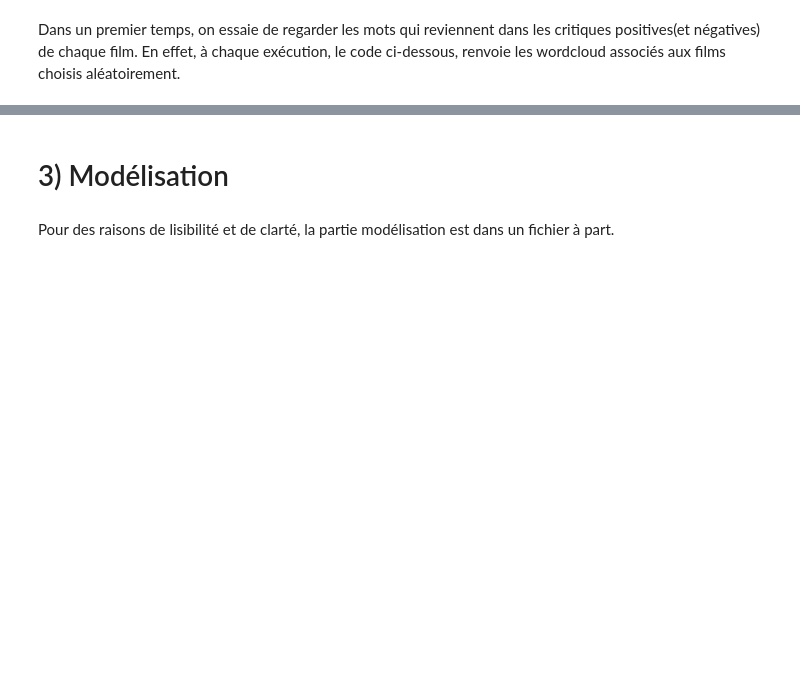
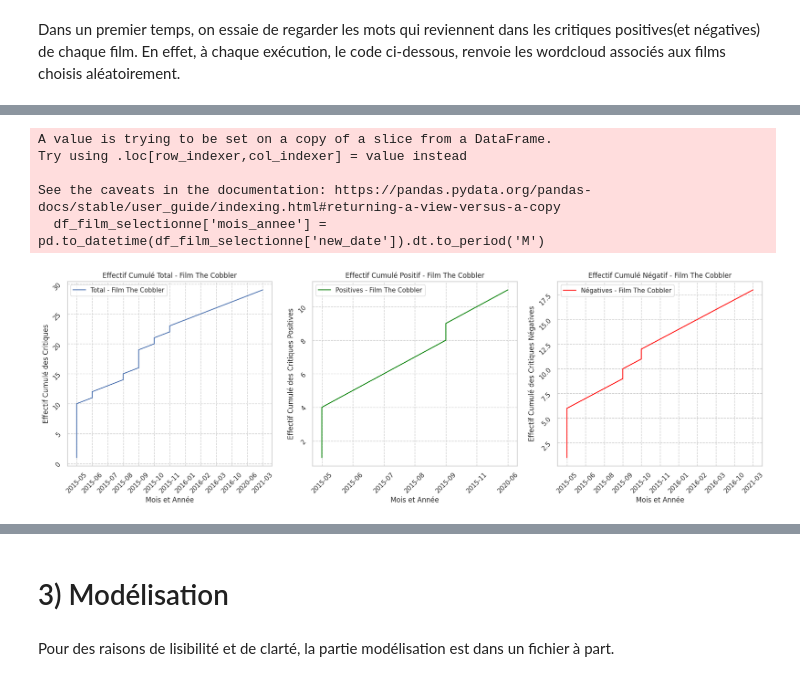
Before and after one commit to mass2330/python_ds_film, a Jupyter notebook: notebook_final.ipynb, the cells around one changed output, grey strips where cells are left out. Drawn from its saved outputs; the diff is of its cells as text; code cells hidden in the pictures; blank space fills up the shorter version.

```diff
--- a/notebook_final.ipynb
+++ b/notebook_final.ipynb
@@ -1644,6 +1644,9 @@ Cette étape est importante car elle nous permet d'avoir une première vision de
 df_modified=pd.read_csv("df_modified.csv")
 df_critiques_modif=pd.read_csv("df_critiques_modif.csv")
 df_modified.rename(columns={'id allocine': 'id_allocine'}, inplace=True)
+# %%
+df_critiques_modif['new_date'] = pd.to_datetime(df_critiques_modif['new_date'])
+df_modified['release_date'] = pd.to_datetime(df_modified['release_date'])
 # %% [markdown]
 ## a) Quelques éléments de base
 # %%
@@ -1963,2 +1963,0 @@ import pandas as pd
-# %%
-df_modified=pd.read_csv("df_modified.csv")
@@ -2017,0 +2015,71 @@ plt.show()
+# %%
+# Sélection aléatoire d'un film
+id_aleatoire = None
+while id_aleatoire is None or len(df_critiques_modif[(df_critiques_modif['id_allocine'] == id_aleatoire)]) == 0:
+    id_aleatoire = random.choice(df_critiques_modif['id_allocine'].unique())
+
+# Filtrer les critiques pour l'identifiant sélectionné
+titre_original = df_modified[df_modified['id_allocine'] == id_aleatoire]['Titre original'].values[0]
+df_film_selectionne = df_critiques_modif[df_critiques_modif['id_allocine'] == id_aleatoire]
+
+# Créer une nouvelle colonne 'mois_annee' pour l'échelle de temps en mois
+df_film_selectionne['mois_annee'] = pd.to_datetime(df_film_selectionne['new_date']).dt.to_period('M')
+
+# Trier le DataFrame par date
+df_film_selectionne = df_film_selectionne.sort_values(by='new_date')
+
+# Créer une nouvelle colonne 'effectif_cumulé' pour les effectifs cumulés
+df_film_selectionne['effectif_cumulé'] = df_film_selectionne.groupby('id_allocine').cumcount() + 1
+
+# Filtrer les critiques positives et négatives
+df_positives = df_film_selectionne[df_film_selectionne['Polarité_réelle'] == 1]
+df_negatives = df_film_selectionne[df_film_selectionne['Polarité_réelle'] == 0]
+
+# Trier les DataFrames par date
+df_positives = df_positives.sort_values(by='new_date')
+df_negatives = df_negatives.sort_values(by='new_date')
+
+# Créer une nouvelle colonne 'effectif_cumulé' pour les effectifs cumulés
+df_positives['effectif_cumulé'] = df_positives.groupby('id_allocine').cumcount() + 1
+df_negatives['effectif_cumulé'] = df_negatives.groupby('id_allocine').cumcount() + 1
+df_film_selectionne['effectif_cumulé'] = df_film_selectionne.groupby('id_allocine').cumcount() + 1
+
+# Créer une figure avec trois sous-graphiques
+fig, axes = plt.subplots(1, 3, figsize=(18, 6))
+
+# Tracer la courbe des effectifs cumulés totaux
+axes[0].plot(df_film_selectionne['mois_annee'].astype(str), df_film_selectionne['effectif_cumulé'], label=f'Total - Film {titre_original}')
+axes[0].set_title(f'Effectif Cumulé Total - Film {titre_original}')
+axes[0].set_xlabel('Mois et Année')
+axes[0].set_ylabel('Effectif Cumulé des Critiques')
+axes[0].legend()
+axes[0].tick_params(rotation=45)
+
+# Tracer la courbe des effectifs cumulés positifs
+axes[1].plot(df_positives['mois_annee'].astype(str), df_positives['effectif_cumulé'], label=f'Positives - Film {titre_original}', color='green')
+axes[1].set_title(f'Effectif Cumulé Positif - Film {titre_original}')
+axes[1].set_xlabel('Mois et Année')
+axes[1].set_ylabel('Effectif Cumulé des Critiques Positives')
+axes[1].legend()
+axes[1].tick_params(rotation=45)
+
+# Tracer la courbe des effectifs cumulés négatifs
+axes[2].plot(df_negatives['mois_annee'].astype(str), df_negatives['effectif_cumulé'], label=f'Négatives - Film {titre_original}', color='red')
+axes[2].set_title(f'Effectif Cumulé Négatif - Film {titre_original}')
+axes[2].set_xlabel('Mois et Année')
+axes[2].set_ylabel('Effectif Cumulé des Critiques Négatives')
+axes[2].legend()
+axes[2].tick_params(rotation=45)
+
+# Ajuster l'espacement entre les sous-graphiques
+plt.tight_layout()
+
+# Afficher la figure
+plt.show()
+# %% [output]
+A value is trying to be set on a copy of a slice from a DataFrame.
+Try using .loc[row_indexer,col_indexer] = value instead
+
+See the caveats in the documentation: https://pandas.pydata.org/pandas-docs/stable/user_guide/indexing.html#returning-a-view-versus-a-copy
+  df_film_selectionne['mois_annee'] = pd.to_datetime(df_film_selectionne['new_date']).dt.to_period('M')
+[figure, added]
```
Also changed, not shown: parts of 8 cells of this notebook.
